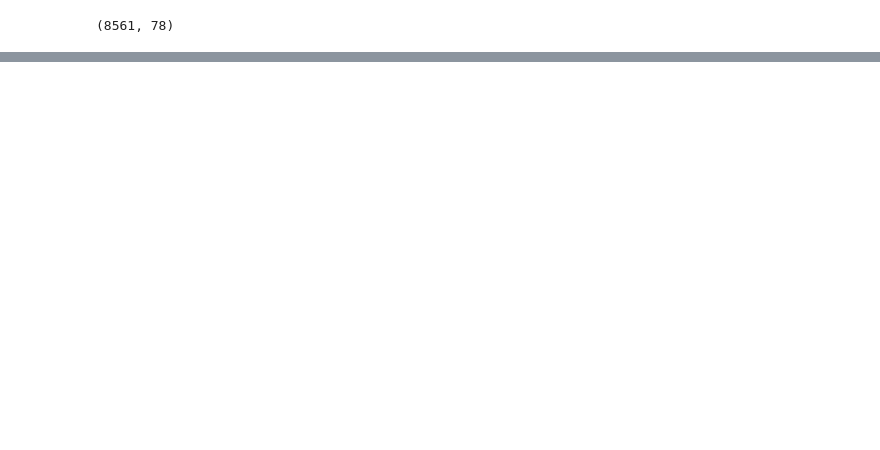
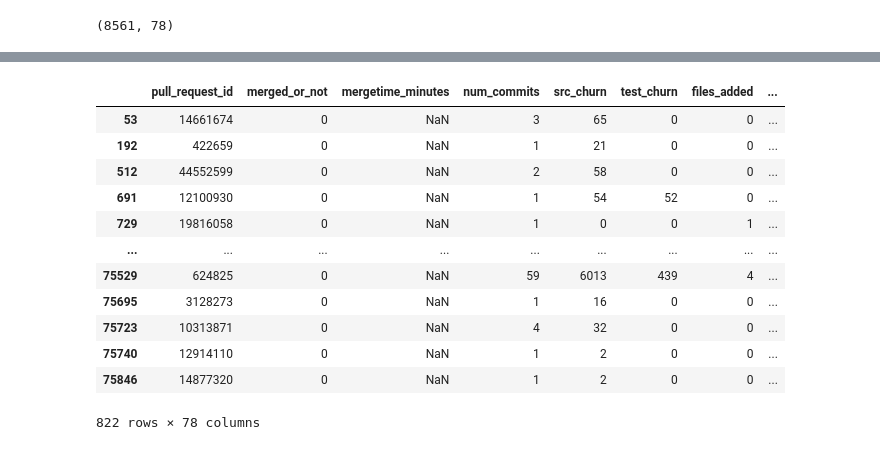
Before and after one commit to thanosan23/Pull-Request-Analysis, a Jupyter notebook: scripts/train_random_forest.ipynb, the cells around one changed output, grey strips where cells are left out. Cells and saved outputs as stored; diff of their text form; code cells hidden in the pictures; blank space fills up the shorter version.

```diff
--- a/scripts/train_random_forest.ipynb
+++ b/scripts/train_random_forest.ipynb
@@ -63,2 +87,18 @@ rejected_data['contrib_gender'] = le.transform(rejected_data['contrib_gender'])
+# %%
+rejected_data[rejected_data["contrib_gender"] == 1]
+# %% [output]
+|  | pull_request_id | merged_or_not | mergetime_minutes | num_commits | src_churn | test_churn | files_added | ... |
+| 53 | 14661674 | 0 | NaN | 3 | 65 | 0 | 0 | ... |
+| 192 | 422659 | 0 | NaN | 1 | 21 | 0 | 0 | ... |
+| 512 | 44552599 | 0 | NaN | 2 | 58 | 0 | 0 | ... |
+| 691 | 12100930 | 0 | NaN | 1 | 54 | 52 | 0 | ... |
+| 729 | 19816058 | 0 | NaN | 1 | 0 | 0 | 1 | ... |
+| ... | ... | ... | ... | ... | ... | ... | ... | ... |
+| 75529 | 624825 | 0 | NaN | 59 | 6013 | 439 | 4 | ... |
+| 75695 | 3128273 | 0 | NaN | 1 | 16 | 0 | 0 | ... |
+| 75723 | 10313871 | 0 | NaN | 4 | 32 | 0 | 0 | ... |
+| 75740 | 12914110 | 0 | NaN | 1 | 2 | 0 | 0 | ... |
+| 75846 | 14877320 | 0 | NaN | 1 | 2 | 0 | 0 | ... |
+822 rows × 78 columns
 # %%
 # encode all the columns that are not numerical, and save their label encoders
```
Also changed, not shown: parts of 13 cells of this notebook.
